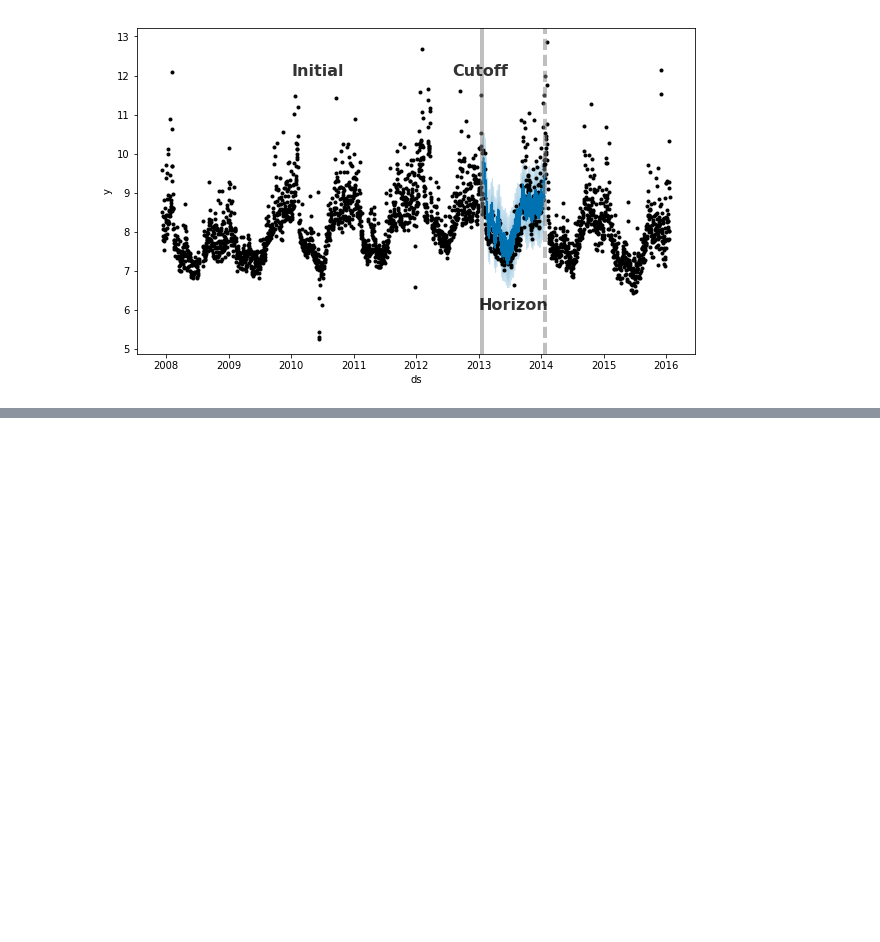
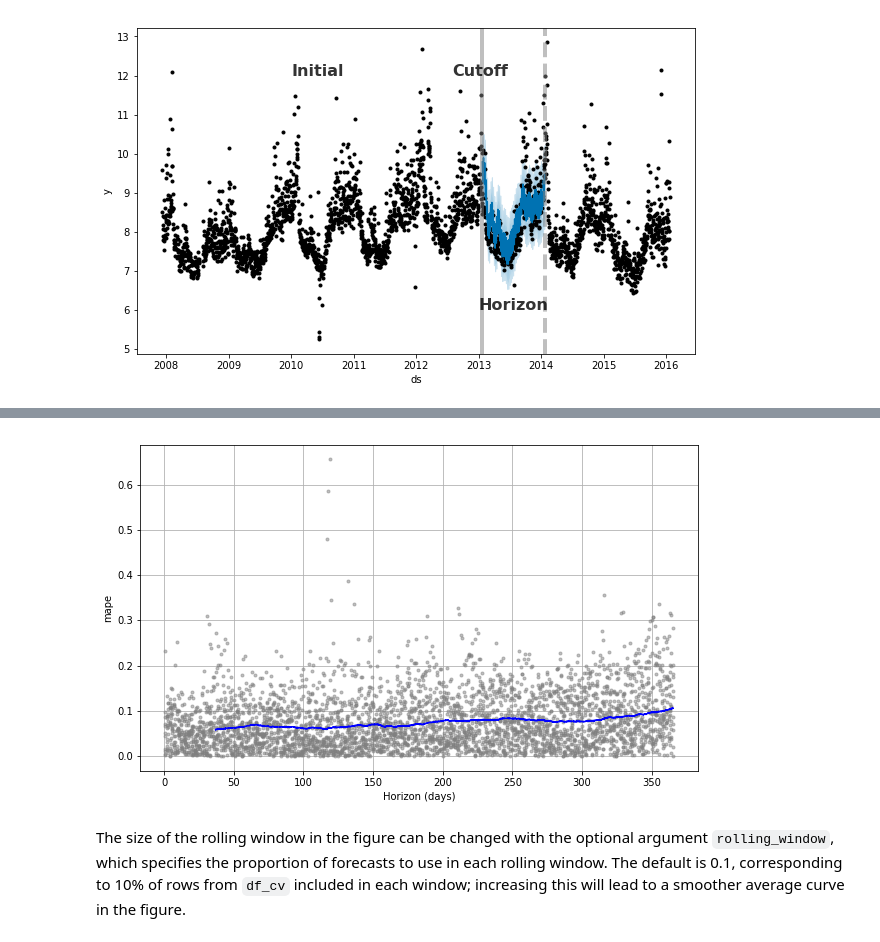
Before and after one commit to facebook/prophet, a Jupyter notebook: notebooks/diagnostics.ipynb, the cells around one changed output, grey strips where cells are left out. Drawn from its saved outputs; the diff is of its cells as text; code cells hidden in the pictures; blank space fills up the shorter version.

```diff
--- a/notebooks/diagnostics.ipynb
+++ b/notebooks/diagnostics.ipynb
@@ -88,0 +115,7 @@ df_cv.head()
+# %%
+from fbprophet.plot import plot_cross_validation_metric
+fig = plot_cross_validation_metric(df_cv, metric='mape')
+# %% [output]
+[figure, added]
+# %% [markdown]
+The size of the rolling window in the figure can be changed with the optional argument `rolling_window`, which specifies the proportion of forecasts to use in each rolling window. The default is 0.1, corresponding to 10% of rows from `df_cv` included in each window; increasing this will lead to a smoother average curve in the figure.
```
Also changed, not shown: parts of 7 cells of this notebook, 2 other files.
